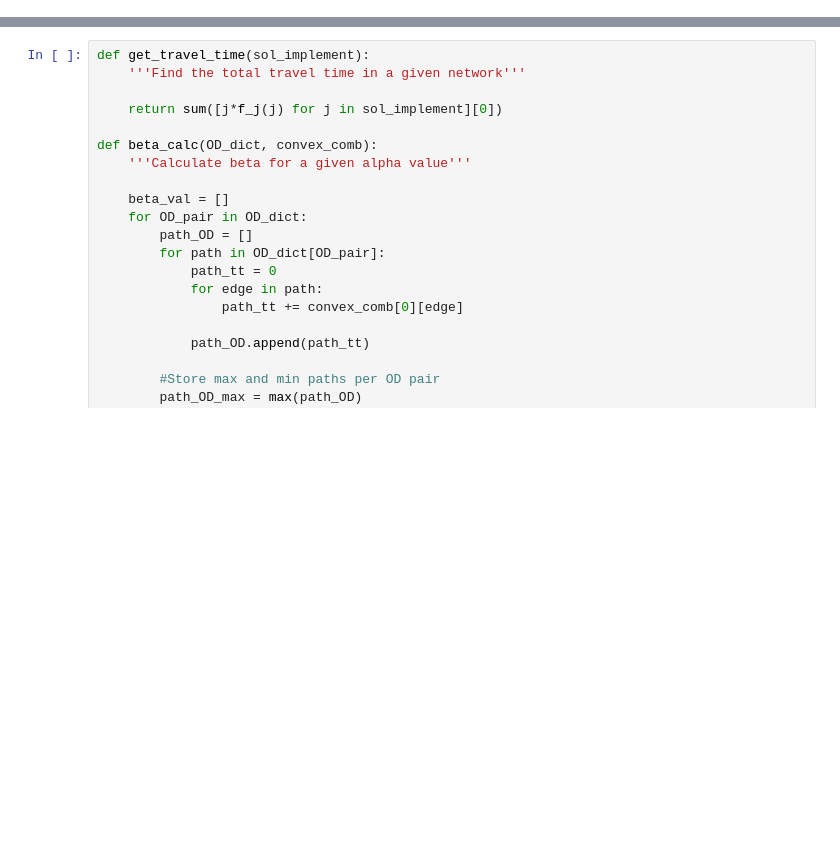
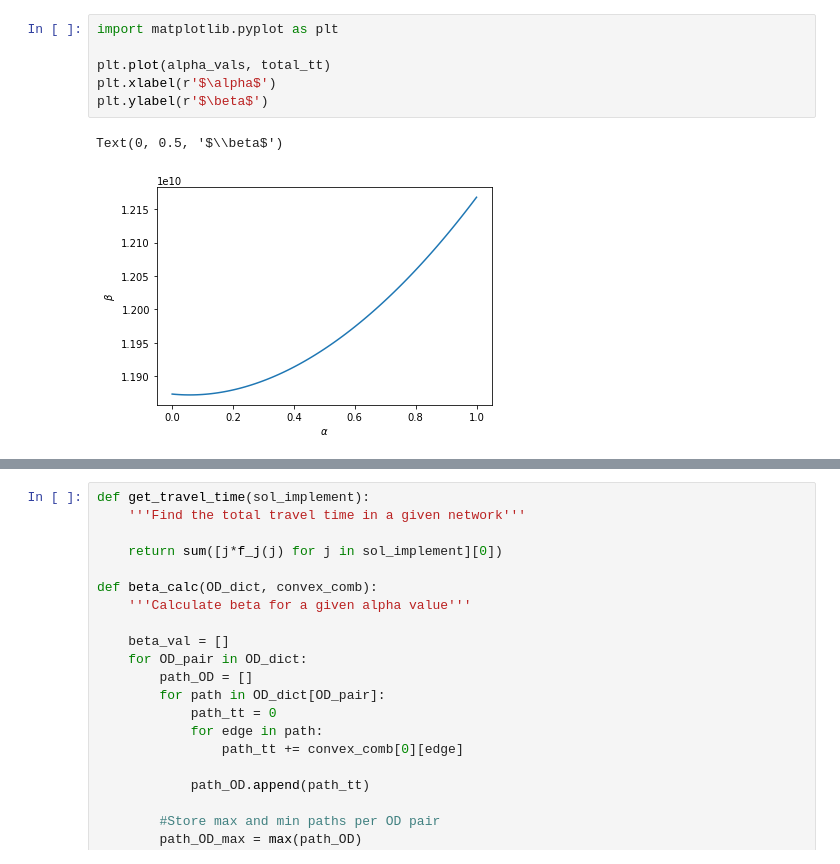
Before and after one commit to StanfordASL/fair-routing, a Jupyter notebook: differential_pricing.ipynb, the cells around one changed output, grey strips where cells are left out. Drawn from its saved outputs; the diff is of its cells as text; blank space fills up the shorter version.

```diff
--- a/differential_pricing.ipynb
+++ b/differential_pricing.ipynb
@@ -23,0 +347,9 @@ for i in alpha_vals:
+# %%
+import matplotlib.pyplot as plt
+
+plt.plot(alpha_vals, total_tt)
+plt.xlabel(r'$\alpha$')
+plt.ylabel(r'$\beta$')
+# %% [output]
+Text(0, 0.5, '$\\beta$')
+[figure, added]
```
Also changed, not shown: parts of 45 cells of this notebook.
